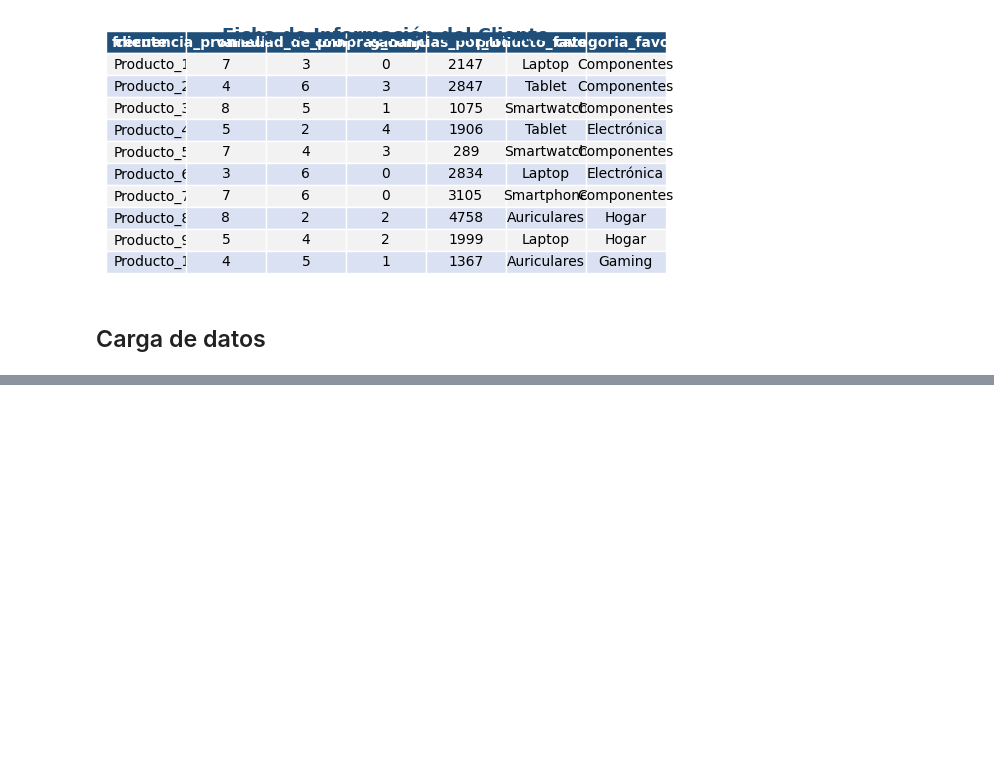
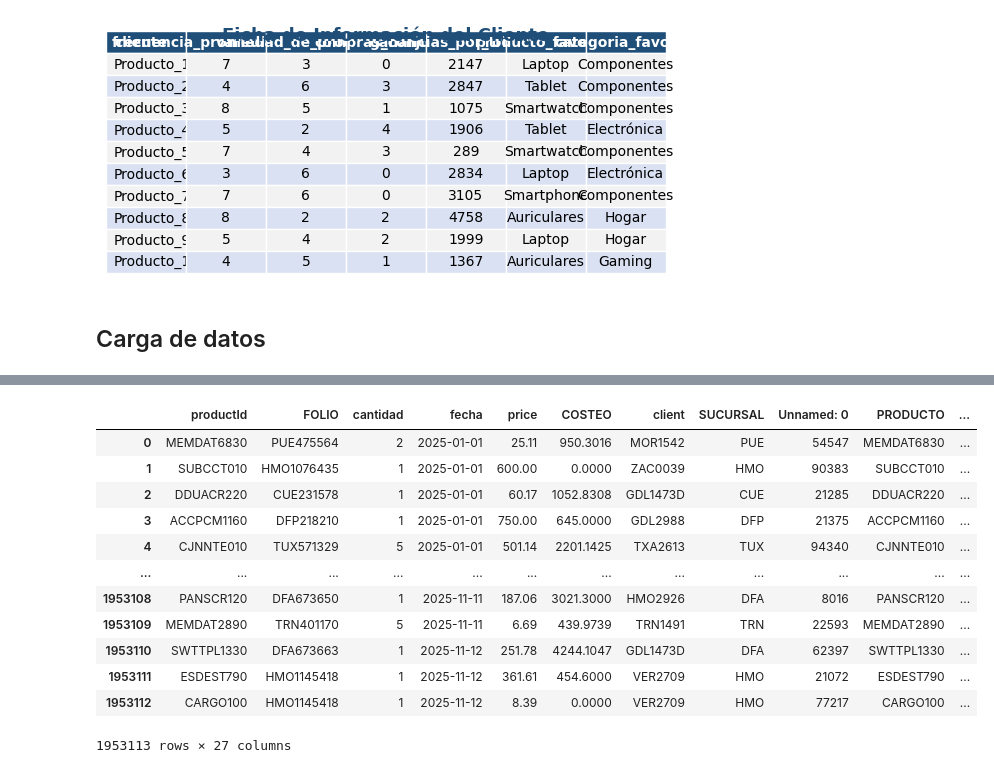
Before and after one commit to fdcir3tt/ct_dashboard, a Jupyter notebook: mock_up.ipynb, the cells around one changed output, grey strips where cells are left out. Cells and saved outputs as stored; diff of their text form; code cells hidden in the pictures; blank space fills up the shorter version.

```diff
--- a/mock_up.ipynb
+++ b/mock_up.ipynb
@@ -540,0 +676,7 @@ dataframes["branches"].to_csv("data/almacen.csv")
+# %%
+from src.preprocess import process_data
+import pandas as pd
+
+df= process_data()
+df
+# %% [output]
@@ -540,0 +684,13 @@ dataframes["branches"].to_csv("data/almacen.csv")
+|  | productId | FOLIO | cantidad | fecha | price | COSTEO | client | SUCURSAL | Unnamed: 0 | PRODUCTO | ... |
+| 0 | MEMDAT6830 | PUE475564 | 2 | 2025-01-01 | 25.11 | 950.3016 | MOR1542 | PUE | 54547 | MEMDAT6830 | ... |
+| 1 | SUBCCT010 | HMO1076435 | 1 | 2025-01-01 | 600.00 | 0.0000 | ZAC0039 | HMO | 90383 | SUBCCT010 | ... |
+| 2 | DDUACR220 | CUE231578 | 1 | 2025-01-01 | 60.17 | 1052.8308 | GDL1473D | CUE | 21285 | DDUACR220 | ... |
+| 3 | ACCPCM1160 | DFP218210 | 1 | 2025-01-01 | 750.00 | 645.0000 | GDL2988 | DFP | 21375 | ACCPCM1160 | ... |
+| 4 | CJNNTE010 | TUX571329 | 5 | 2025-01-01 | 501.14 | 2201.1425 | TXA2613 | TUX | 94340 | CJNNTE010 | ... |
+| ... | ... | ... | ... | ... | ... | ... | ... | ... | ... | ... | ... |
+| 1953108 | PANSCR120 | DFA673650 | 1 | 2025-11-11 | 187.06 | 3021.3000 | HMO2926 | DFA | 8016 | PANSCR120 | ... |
+| 1953109 | MEMDAT2890 | TRN401170 | 5 | 2025-11-11 | 6.69 | 439.9739 | TRN1491 | TRN | 22593 | MEMDAT2890 | ... |
+| 1953110 | SWTTPL1330 | DFA673663 | 1 | 2025-11-12 | 251.78 | 4244.1047 | GDL1473D | DFA | 62397 | SWTTPL1330 | ... |
+| 1953111 | ESDEST790 | HMO1145418 | 1 | 2025-11-12 | 361.61 | 454.6000 | VER2709 | HMO | 21072 | ESDEST790 | ... |
+| 1953112 | CARGO100 | HMO1145418 | 1 | 2025-11-12 | 8.39 | 0.0000 | VER2709 | HMO | 77217 | CARGO100 | ... |
+1953113 rows × 27 columns
```
Also changed, not shown: parts of 17 cells of this notebook, 7 other files.
